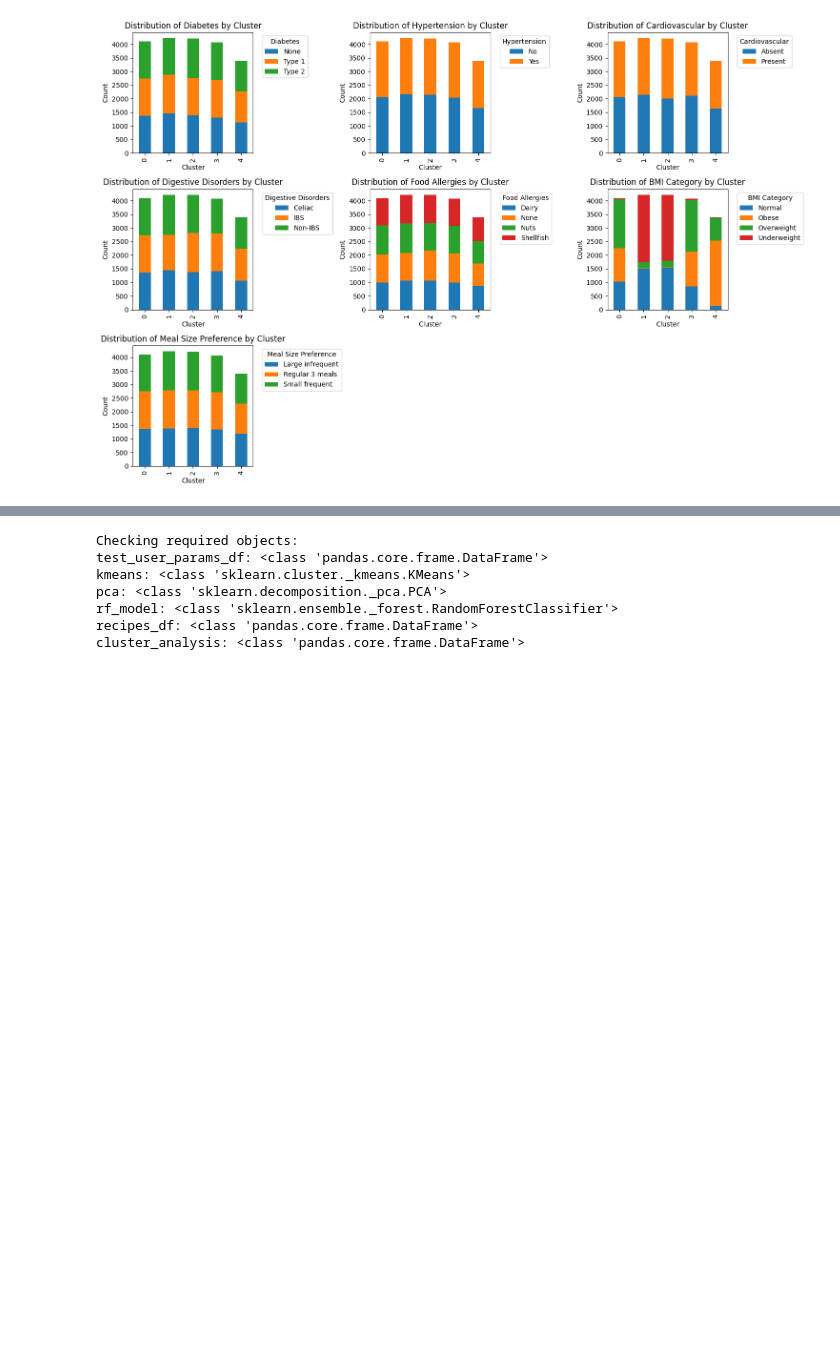
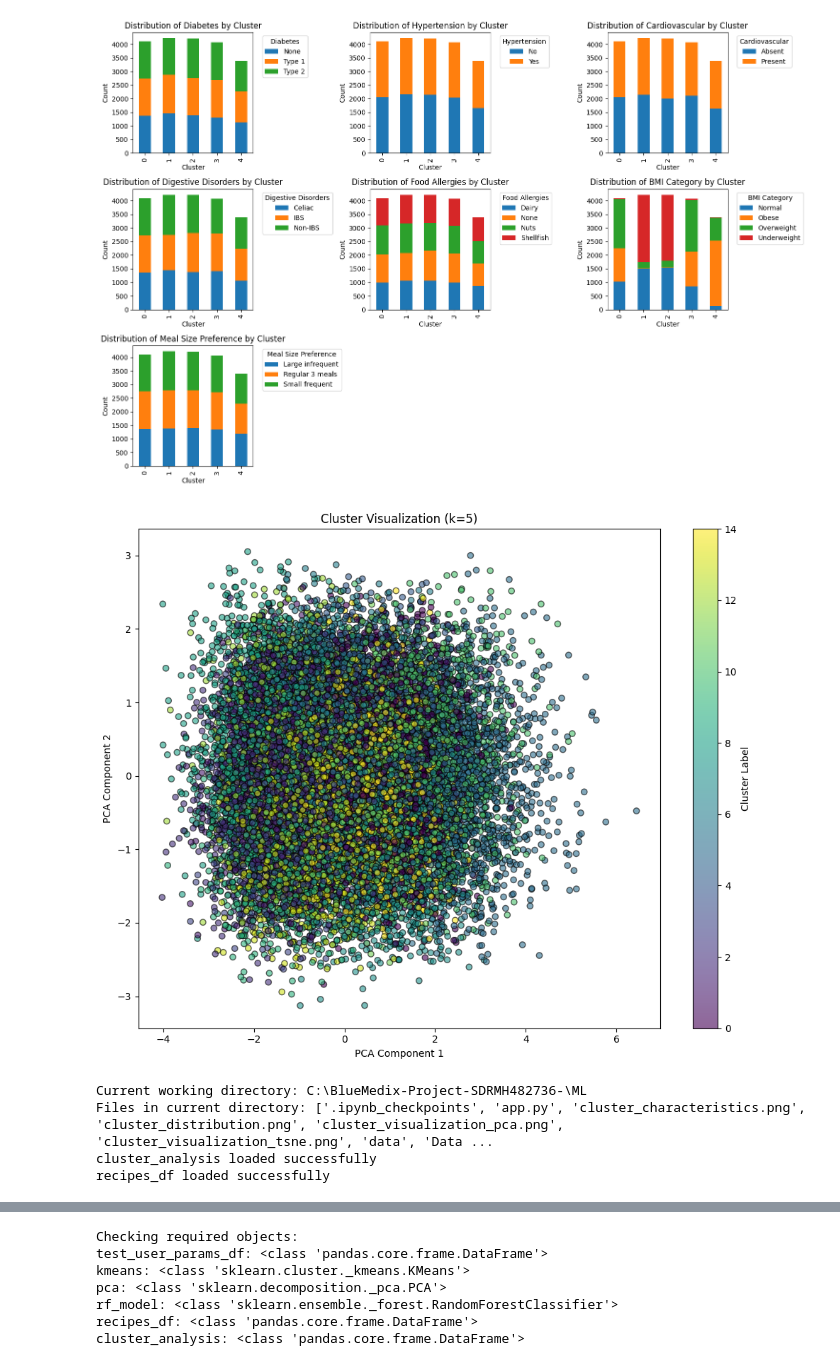
Before and after one commit to surajjaiswar2003/BlueMedix-Project-SDRMH482736-, a Jupyter notebook: ML/Diet_plan_generation_model.ipynb, the cells around one changed output, grey strips where cells are left out. Cells and saved outputs as stored; diff of their text form; code cells hidden in the pictures; blank space fills up the shorter version.

```diff
--- a/ML/Diet_plan_generation_model.ipynb
+++ b/ML/Diet_plan_generation_model.ipynb
@@ -471,6 +443,25 @@ cluster
 3                 None   Overweight      Regular 3 meals
 4            Shellfish        Obese     Large infrequent
 [figure]
+# %%
+# Perform PCA on reduced data for 2D visualization
+pca_2d = PCA(n_components=2)
+X_train_2d = pca_2d.fit_transform(X_train_reduced)
+
+# Visualize clusters
+plt.figure(figsize=(10, 8))
+
+# Plot the data points, color-coded by their cluster label
+plt.scatter(X_train_2d[:, 0], X_train_2d[:, 1], c=cluster_labels, cmap='viridis', marker='o', edgecolor='k', alpha=0.6)
+plt.title(f'Cluster Visualization (k={optimal_k})')
+plt.xlabel('PCA Component 1')
+plt.ylabel('PCA Component 2')
+plt.colorbar(label='Cluster Label')
+plt.tight_layout()
+plt.savefig('cluster_visualization_pca.png')
+plt.show()
+# %% [output]
+[figure, added]
 # %%
 def is_recipe_suitable_for_cluster(cluster_profile, recipe):
     """
@@ -540,3 +531,36 @@ def is_recipe_suitable_for_cluster(cluster_profile, recipe):
 
     # If passed all safety checks, recipe is suitable
     return 1
+# %%
+import pickle
+import pandas as pd
+import os
+
+# First, check where you are and what files are available
+print(f"Current working directory: {os.getcwd()}")
+print("Files in current directory:", os.listdir('.'))
+
+# Create directories if they don't exist
+os.makedirs('models', exist_ok=True)
+os.makedirs('data', exist_ok=True)
+
+# If you have the files elsewhere, you need to load them first
+# Then save them to the expected locations
+
+# After ensuring files are in place, load them
+try:
+    with open('models/cluster_analysis.pkl', 'rb') as f:
+        cluster_analysis = pickle.load(f)
+    print('cluster_analysis loaded successfully')
+
+    recipes_df = pd.read_csv('data/recipes_modified.csv')
+    print('recipes_df loaded successfully')
+
+    # Now you can proceed with your Random Forest training code
+except Exception as e:
+    print(f"Error loading required files: {e}")
+# %% [output]
+Current working directory: C:\BlueMedix-Project-SDRMH482736-\ML
+Files in current directory: ['.ipynb_checkpoints', 'app.py', 'cluster_characteristics.png', 'cluster_distribution.png', 'cluster_visualization_pca.png', 'cluster_visualization_tsne.png', 'data', 'Data ...
+cluster_analysis loaded successfully
+recipes_df loaded successfully
```
Also changed, not shown: parts of 22 cells of this notebook, 15 other files.
